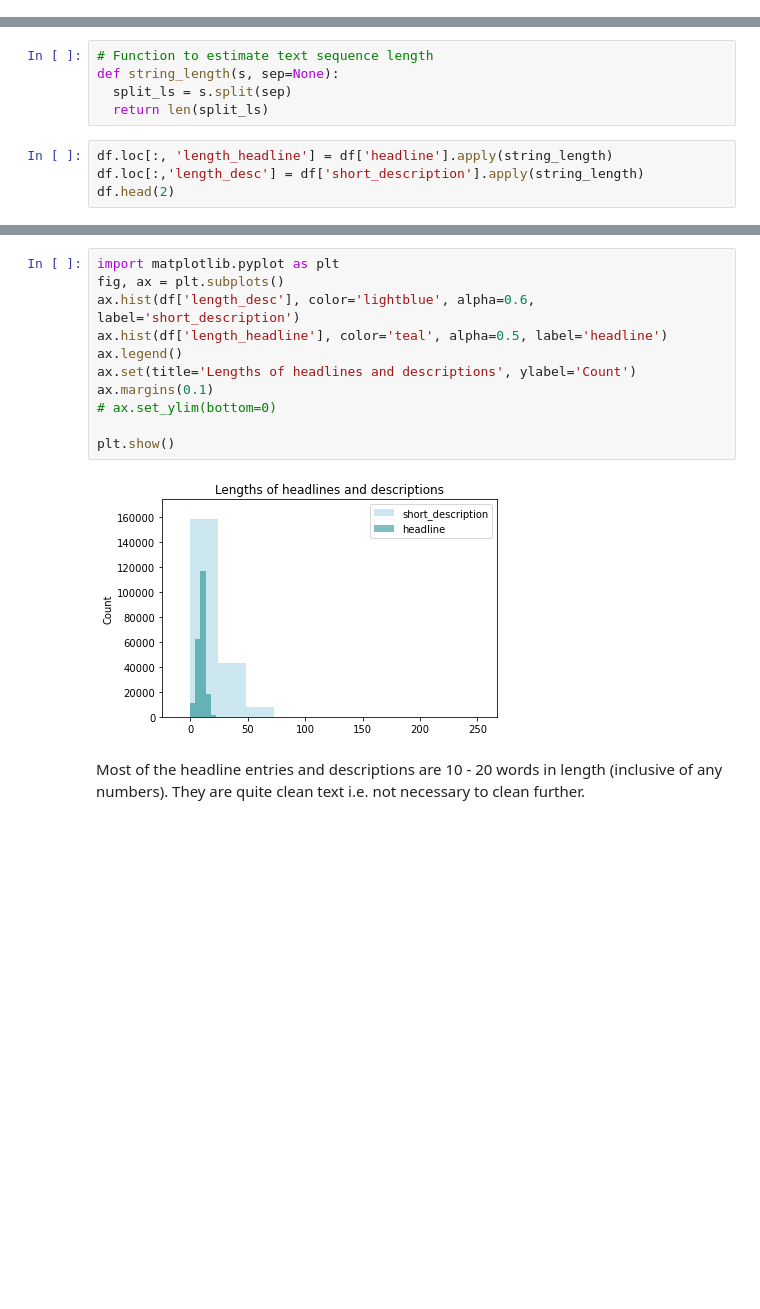
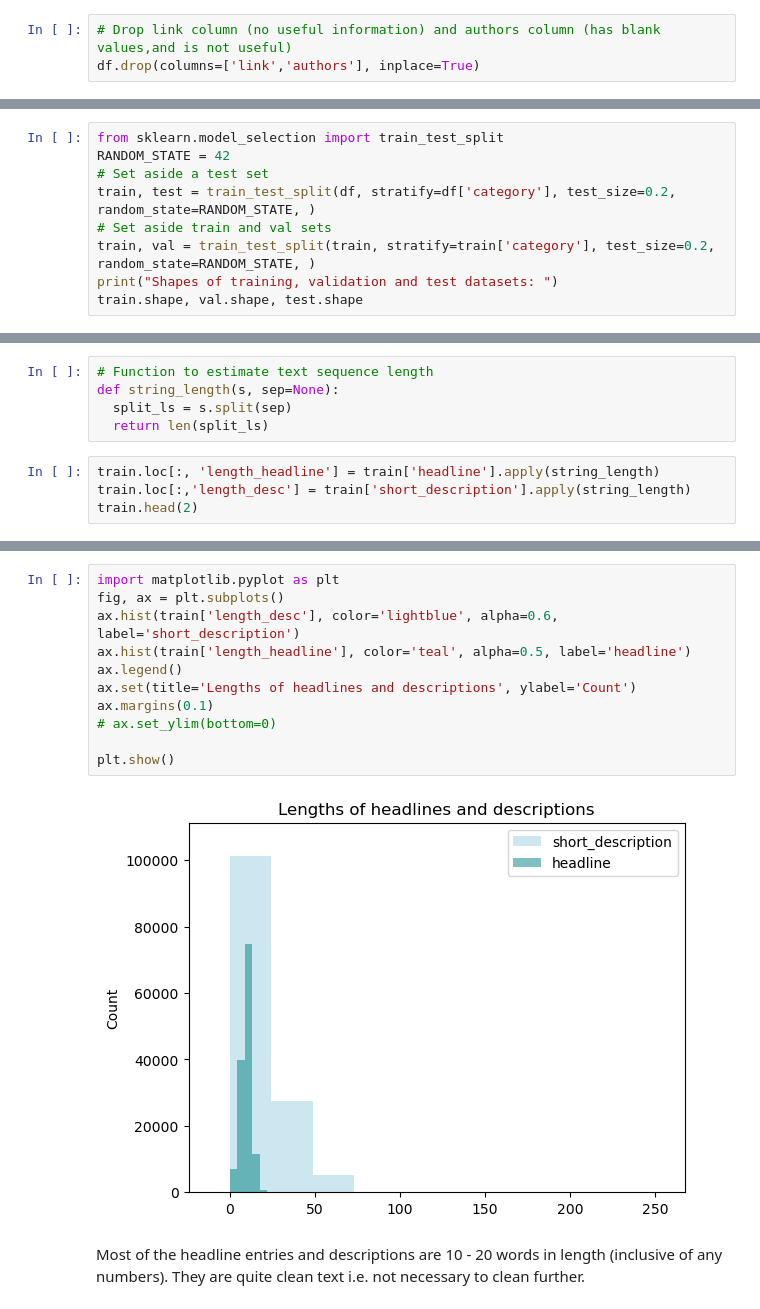
Before and after one commit to 42folders/news-classifier, a Jupyter notebook: notebooks/huffpost-news-EDA.ipynb, the cells around one changed output, grey strips where cells are left out. Drawn from its saved outputs; the diff is of its cells as text; blank space fills up the shorter version.

Commit message:
Updated EDA (only on training set) - added train, val, test splits before EDA - reprocess train set

```diff
--- a/notebooks/huffpost-news-EDA.ipynb
+++ b/notebooks/huffpost-news-EDA.ipynb
@@ -44,0 +58,3 @@ df.tail(2)
+# %%
+# Drop link column (no useful information) and authors column (has blank values,and is not useful)
+df.drop(columns=['link','authors'], inplace=True)
@@ -44,0 +66,9 @@ df.tail(2)
+# %%
+from sklearn.model_selection import train_test_split
+RANDOM_STATE = 42
+# Set aside a test set
+train, test = train_test_split(df, stratify=df['category'], test_size=0.2, random_state=RANDOM_STATE, )
+# Set aside train and val sets
+train, val = train_test_split(train, stratify=train['category'], test_size=0.2, random_state=RANDOM_STATE, )
+print("Shapes of training, validation and test datasets: ")
+train.shape, val.shape, test.shape
@@ -134,7 +173,7 @@ def string_length(s, sep=None):
   split_ls = s.split(sep)
   return len(split_ls)
 # %%
-df.loc[:, 'length_headline'] = df['headline'].apply(string_length)
-df.loc[:,'length_desc'] = df['short_description'].apply(string_length)
-df.head(2)
+train.loc[:, 'length_headline'] = train['headline'].apply(string_length)
+train.loc[:,'length_desc'] = train['short_description'].apply(string_length)
+train.head(2)
 # %% [output]
@@ -144,15 +183,15 @@ df.head(2)
 # %%
 import matplotlib.pyplot as plt
 fig, ax = plt.subplots()
-ax.hist(df['length_desc'], color='lightblue', alpha=0.6, label='short_description')
-ax.hist(df['length_headline'], color='teal', alpha=0.5, label='headline')
+ax.hist(train['length_desc'], color='lightblue', alpha=0.6, label='short_description')
+ax.hist(train['length_headline'], color='teal', alpha=0.5, label='headline')
 ax.legend()
 ax.set(title='Lengths of headlines and descriptions', ylabel='Count')
 ax.margins(0.1)
 # ax.set_ylim(bottom=0)
 
 plt.show()
 # %% [output]
-[figure, old version]
+[figure, new version]
 # %% [markdown]
 Most of the headline entries and descriptions are 10 - 20 words in length (inclusive of any numbers). They are quite clean text i.e. not necessary to clean further.
```
Also changed, not shown: parts of 42 cells of this notebook, 5 other files.
